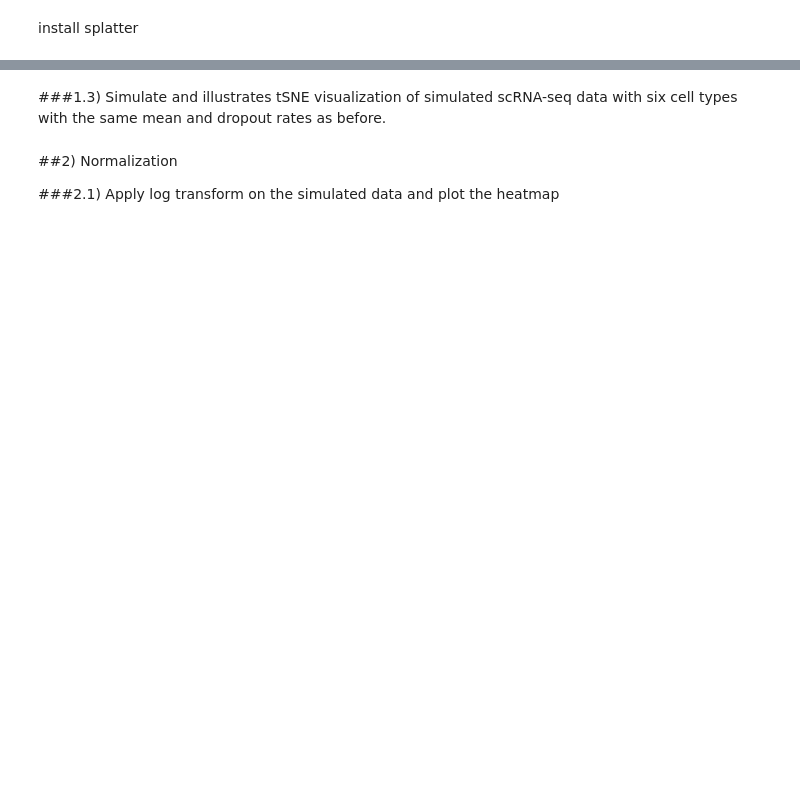
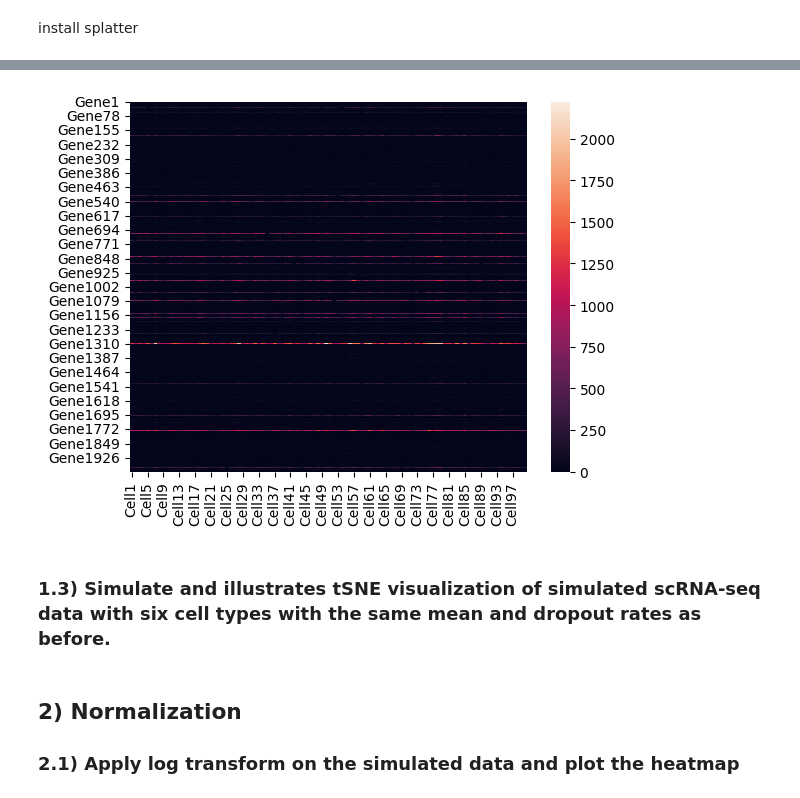
Before and after one commit to Velcorn/BKIM, a Jupyter notebook: Ex 02/Exercise 2 - Biostatistic.ipynb, the cells around one changed output, grey strips where cells are left out. Drawn from its saved outputs; the diff is of its cells as text; code cells hidden in the pictures; blank space fills up the shorter version.

```diff
--- a/Ex 02/Exercise 2 - Biostatistic.ipynb
+++ b/Ex 02/Exercise 2 - Biostatistic.ipynb
@@ -79,0 +91,5 @@ R error message: 'Error in plotHeatmap(sim) : could not find function "plotHeatm
+# %%
+import pandas as pd
+
+sim = pd.read_table("sim.txt", sep=" ")
+sim
@@ -80,6 +130,13 @@ R error message: 'Error in plotHeatmap(sim) : could not find function "plotHeatm
+# %%
+import seaborn as sns
+from matplotlib import pyplot as plt
+sns.heatmap(sim)
+plt.show()
+# %% [output]
+[figure, added]
 # %% [markdown]
-###1.3) Simulate and illustrates tSNE visualization of simulated scRNA-seq data with six cell types with the same mean and dropout rates as before.
+### 1.3) Simulate and illustrates tSNE visualization of simulated scRNA-seq data with six cell types with the same mean and dropout rates as before.
 # %% [markdown]
-##2) Normalization
+## 2) Normalization
 
-###2.1) Apply log transform on the simulated data and plot the heatmap
+### 2.1) Apply log transform on the simulated data and plot the heatmap
```
Also changed, not shown: parts of 21 cells of this notebook.
